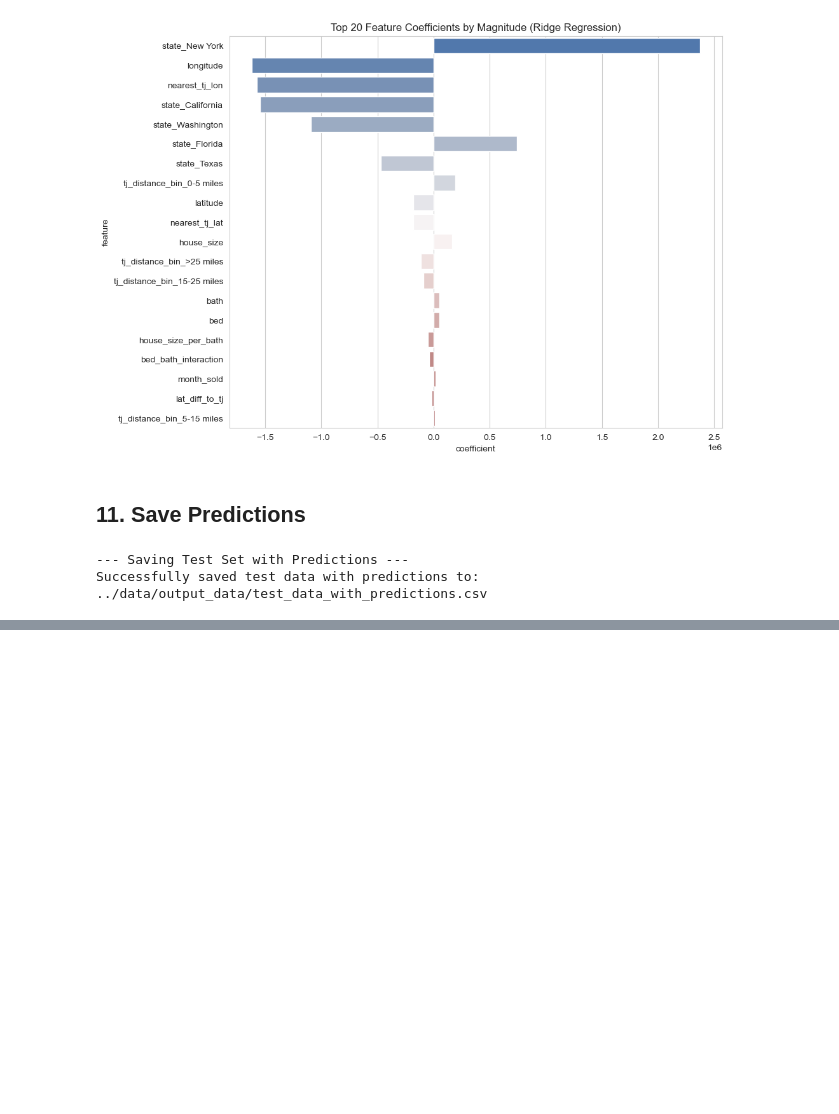
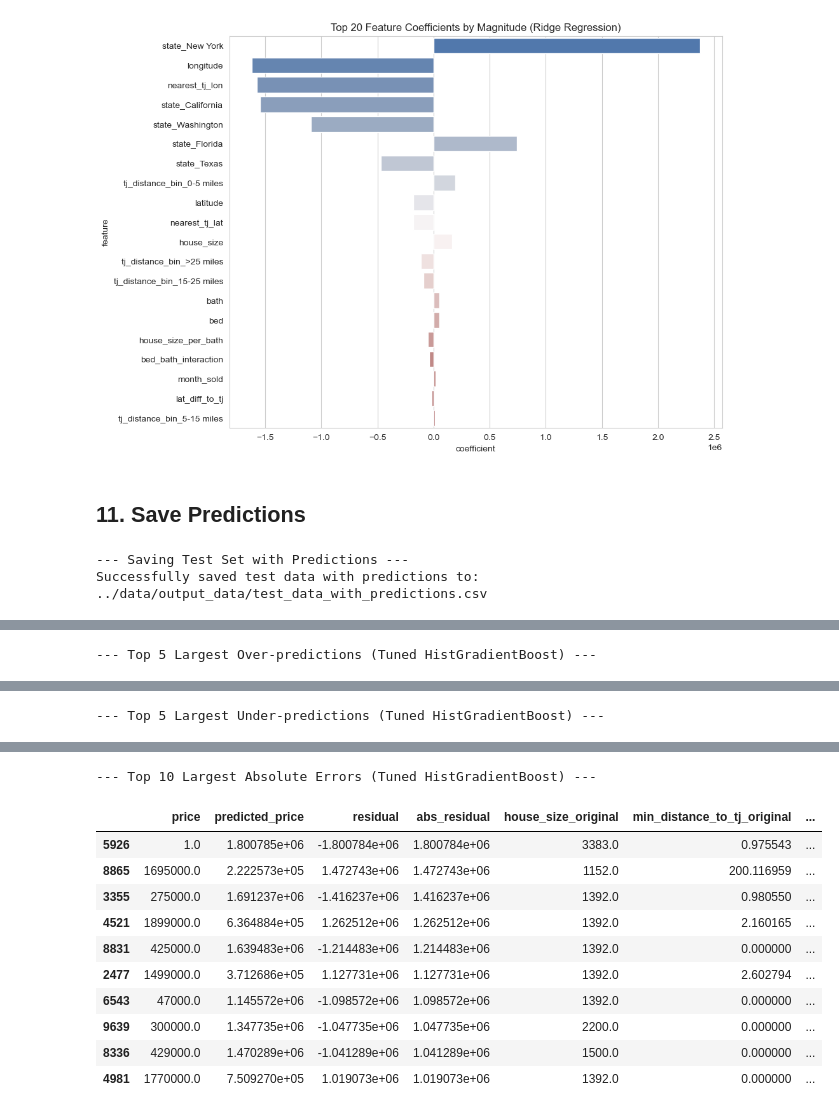
Before and after one commit to sc6354/CSE-6242-Group-Project, a Jupyter notebook: notebooks/housing_price_modeling.ipynb, the cells around one changed output, grey strips where cells are left out. Saved outputs shown, nothing was run; the diff lists cells and outputs as text; code cells hidden in the pictures; blank space fills up the shorter version.

```diff
--- a/notebooks/housing_price_modeling.ipynb
+++ b/notebooks/housing_price_modeling.ipynb
@@ -393,0 +501,26 @@ Successfully saved test data with predictions to: ../data/output_data/test_data_
+# %%
+if residuals is not None:
+    # Add residuals and predictions to the test dataframe containing original features
+    error_analysis_df = test_df.copy()
+    error_analysis_df['predicted_price'] = y_pred_best
+    error_analysis_df['residual'] = residuals
+    error_analysis_df['abs_residual'] = abs(residuals)
+
+    # Sort by absolute error
+    error_analysis_df = error_analysis_df.sort_values(by='abs_residual', ascending=False)
+
+    print(f"--- Top 5 Largest Over-predictions ({best_model_name}) ---")
+    # Where residual is most negative (Predicted >> Actual)
+    display(error_analysis_df.nsmallest(5, 'residual')[['price', 'predicted_price', 'residual'] + available_features])
+
+    print(f"\n--- Top 5 Largest Under-predictions ({best_model_name}) ---")
+    # Where residual is most positive (Actual >> Predicted)
+    display(error_analysis_df.nlargest(5, 'residual')[['price', 'predicted_price', 'residual'] + available_features])
+
+    print(f"\n--- Top 10 Largest Absolute Errors ({best_model_name}) ---")
+    display(error_analysis_df.head(10)[['price', 'predicted_price', 'residual', 'abs_residual'] + available_features])
+
+else:
+    print("Residuals not available for error examination.")
+# %% [output]
+--- Top 5 Largest Over-predictions (Tuned HistGradientBoost) ---
@@ -393,0 +533 @@ Successfully saved test data with predictions to: ../data/output_data/test_data_
+--- Top 5 Largest Under-predictions (Tuned HistGradientBoost) ---
@@ -393,0 +540,12 @@ Successfully saved test data with predictions to: ../data/output_data/test_data_
+--- Top 10 Largest Absolute Errors (Tuned HistGradientBoost) ---
+|  | price | predicted_price | residual | abs_residual | house_size_original | min_distance_to_tj_original | ... |
+| 5926 | 1.0 | 1.800785e+06 | -1.800784e+06 | 1.800784e+06 | 3383.0 | 0.975543 | ... |
+| 8865 | 1695000.0 | 2.222573e+05 | 1.472743e+06 | 1.472743e+06 | 1152.0 | 200.116959 | ... |
+| 3355 | 275000.0 | 1.691237e+06 | -1.416237e+06 | 1.416237e+06 | 1392.0 | 0.980550 | ... |
+| 4521 | 1899000.0 | 6.364884e+05 | 1.262512e+06 | 1.262512e+06 | 1392.0 | 2.160165 | ... |
+| 8831 | 425000.0 | 1.639483e+06 | -1.214483e+06 | 1.214483e+06 | 1392.0 | 0.000000 | ... |
+| 2477 | 1499000.0 | 3.712686e+05 | 1.127731e+06 | 1.127731e+06 | 1392.0 | 2.602794 | ... |
+| 6543 | 47000.0 | 1.145572e+06 | -1.098572e+06 | 1.098572e+06 | 1392.0 | 0.000000 | ... |
+| 9639 | 300000.0 | 1.347735e+06 | -1.047735e+06 | 1.047735e+06 | 2200.0 | 0.000000 | ... |
+| 8336 | 429000.0 | 1.470289e+06 | -1.041289e+06 | 1.041289e+06 | 1500.0 | 0.000000 | ... |
+| 4981 | 1770000.0 | 7.509270e+05 | 1.019073e+06 | 1.019073e+06 | 1392.0 | 0.000000 | ... |
```
Also changed, not shown: parts of 11 cells of this notebook.
